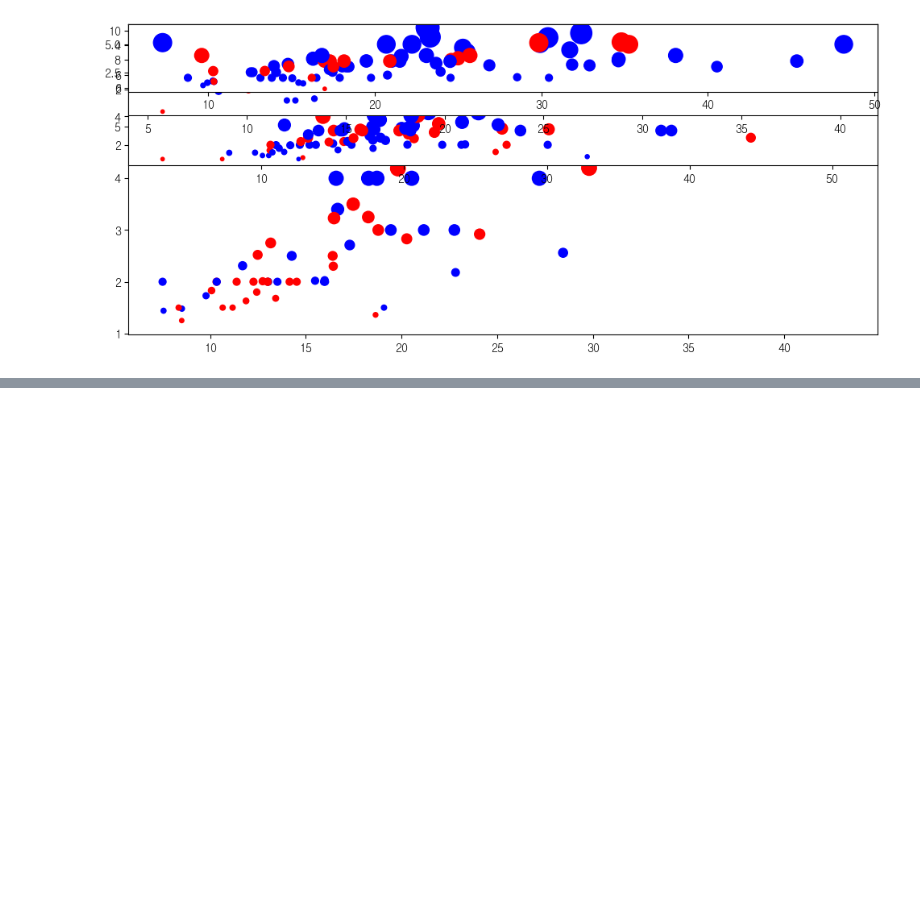
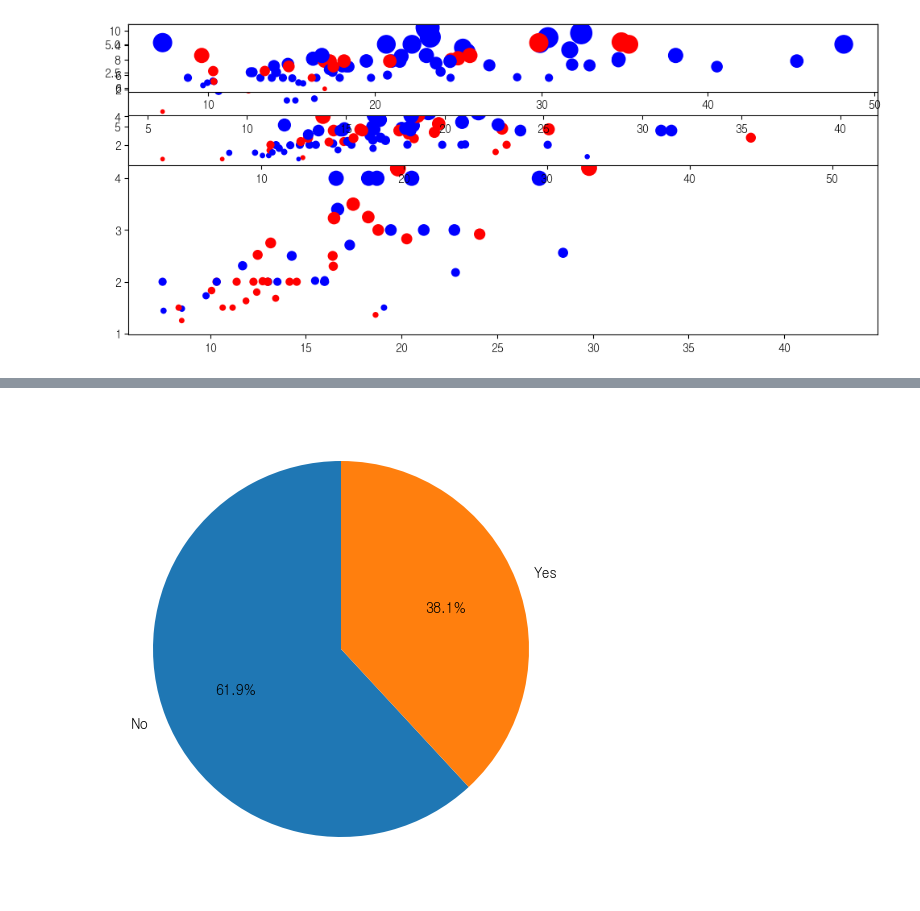
Before and after one commit to Clear-head/hipython_repo, a Jupyter notebook: 17_시각화.ipynb, the cells around one changed output, grey strips where cells are left out. Cells and saved outputs as stored; diff of their text form; code cells hidden in the pictures; blank space fills up the shorter version.

```diff
--- a/17_시각화.ipynb
+++ b/17_시각화.ipynb
@@ -288,0 +319,14 @@ axes4.scatter(
+# %%
+# 흡연자 비율
+
+fig = plt.figure(figsize=(12, 5))
+axes = fig.add_subplot(1, 2, 1)
+axes.pie(
+    tips_df['smoker'].value_counts(),
+    labels=tips_df['smoker'].value_counts().index,
+    autopct="%1.1f%%",
+    startangle=90
+)
+plt.tight_layout()
+# %% [output]
+[figure, added]
```
Also changed, not shown: parts of 3 cells of this notebook.
